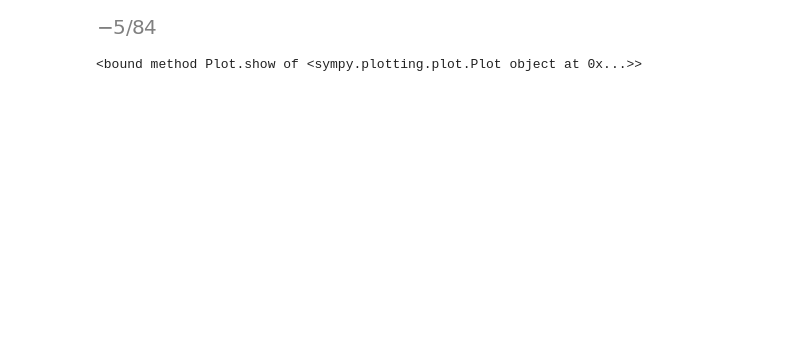
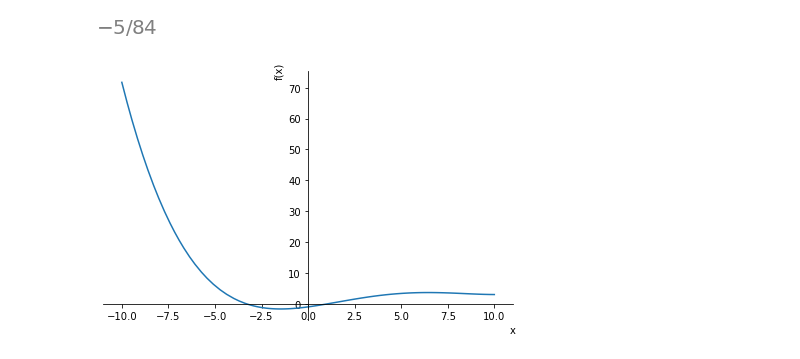
Before and after one commit to LeonardoFiguera/engineering-CAS-methods, a Jupyter notebook: practice2/rawCode-practice2.ipynb, the cells around one changed output. Saved outputs shown, nothing was run; the diff lists cells and outputs as text; code cells hidden in the pictures; blank space fills up the shorter version.

```diff
--- a/practice2/rawCode-practice2.ipynb
+++ b/practice2/rawCode-practice2.ipynb
@@ -224,8 +246,7 @@ interp
 # %% [output]
 [figure]
 # %%
-# Grafica
-p1 = plot(P, show=False)
-p1.show
+# Graphics
+p1 = plot(Pol, show=True)
 # %% [output]
-<bound method Plot.show of <sympy.plotting.plot.Plot object at 0x...>>
+[figure, added]
```
Also changed, not shown: parts of 17 cells of this notebook, 1 other file.
